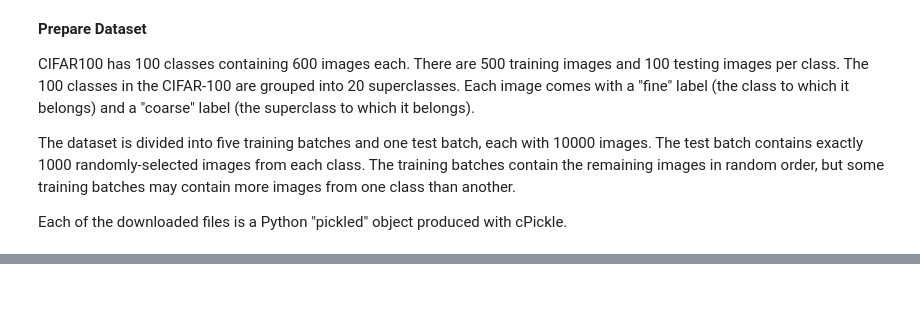
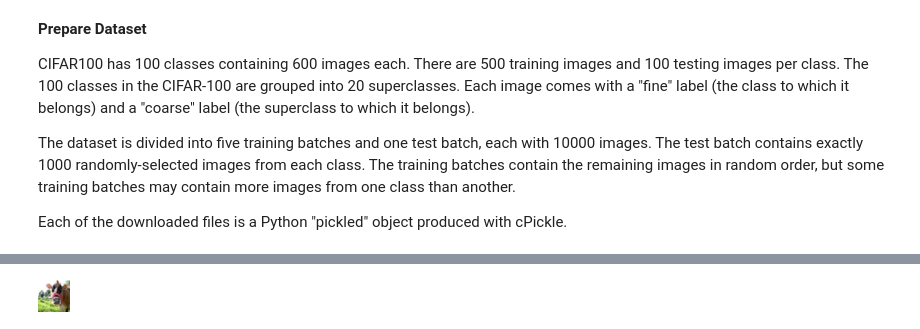
Before and after one commit to Nicordaro/Project_MLDL, a Jupyter notebook: Project_MLDL.ipynb, the cells around one changed output, grey strips where cells are left out. Saved outputs shown, nothing was run; the diff lists cells and outputs as text; code cells hidden in the pictures; blank space fills up the shorter version.

```diff
--- a/Project_MLDL.ipynb
+++ b/Project_MLDL.ipynb
@@ -105,5 +105,5 @@ DATA_DIR = './CIFAR100'
 if not os.path.isdir('./CIFAR100'):
   dataset = CIFAR100(DATA_DIR, train=True, transform=None, target_transform=None, download=True)
 
-train = unpickle(os.path.join(DATA_DIR, "cifar-100-python", "test"))
-print(train)
+train = unpickle(os.path.join(DATA_DIR, "cifar-100-python", "train"))
+test = unpickle(os.path.join(DATA_DIR, "cifar-100-python", "test"))
@@ -117,0 +139,22 @@ print(train)
+# %%
+from PIL import Image
+import numpy as np
+
+def from_list_to_PIL_image(img_list):
+  """
+  Questa funzione prende una lista di 3072 integers
+  e ritorna la Pil image 32x32
+  """
+  img_data = []
+  for i in range(0, 1024):
+    RGB_tuple = [img_list[i], img_list[i+1024], img_list[i+1024+1024]]
+    img_data.append(tuple(RGB_tuple))
+    pil_image = Image.new('RGB', (32, 32))
+    pil_image.putdata(img_data)
+    # image_out.save("image_name.png")
+  return pil_image
+
+example = from_list_to_PIL_image(train[b'data'][0])
+display(example)
+# %% [output]
+[figure, added]
```
Also changed, not shown: parts of 11 cells of this notebook.
